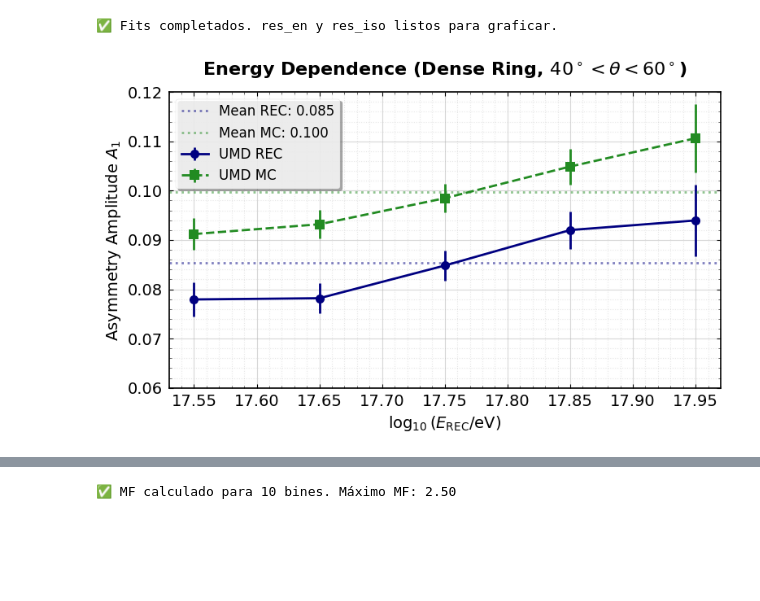
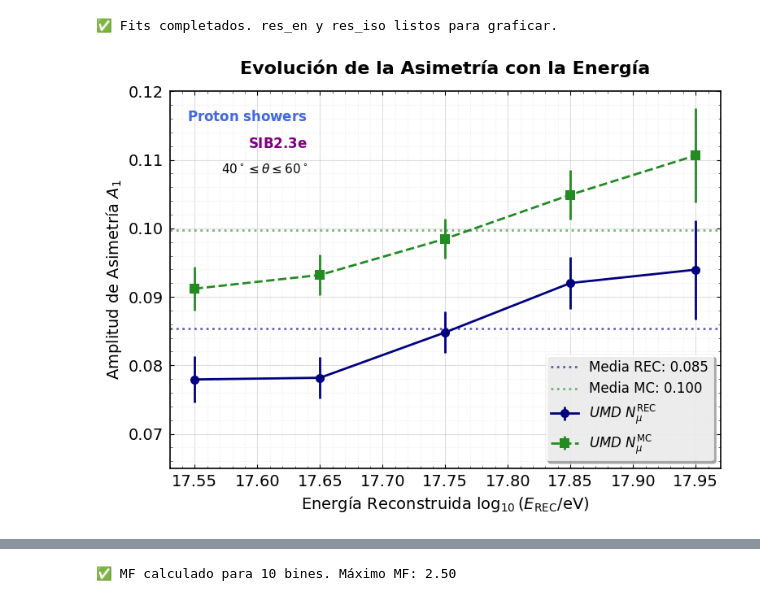
Before and after one commit to Lautaro-Silva/Tesis-de-Licenciatura---ITeDA, a Jupyter notebook: Scripts/Presentacion_Foundations/presentacion_feb_2026_v2.ipynb, the cells around one changed output, grey strips where cells are left out. Drawn from its saved outputs; the diff is of its cells as text; code cells hidden in the pictures; blank space fills up the shorter version.

```diff
--- a/Scripts/Presentacion_Foundations/presentacion_feb_2026_v2.ipynb
+++ b/Scripts/Presentacion_Foundations/presentacion_feb_2026_v2.ipynb
@@ -820,63 +820,81 @@ print("✅ Fits completados. res_en y res_iso listos para graficar.")
 ✅ Fits completados. res_en y res_iso listos para graficar.
 # %%
 # =========================================================================
-# PLOT 1: INVARIANZA DE ENERGÍA (Graficado)
+# PLOT 1: DEPENDENCIA DE ENERGÍA (Estilo Auger)
 # =========================================================================
-fig_e, ax_e = plt.subplots(figsize=(8, 5))
-ax_e.errorbar(e_cents, res_en['rec'], yerr=res_en['rec_err'], fmt='o-', label='UMD REC', color='navy', mfc='navy')
-ax_e.errorbar(e_cents, res_en['mc'], yerr=res_en['mc_err'], fmt='s--', label='UMD MC', color='forestgreen', mfc='forestgreen')
+fig_e, ax_e = plt.subplots(figsize=(8, 6))
+
+# Graficamos los datos
+ax_e.errorbar(e_cents, res_en['rec'], yerr=res_en['rec_err'], fmt='o-',
+              label=r'$UMD\ N_\mu^{\mathrm{REC}}$', color='navy', mfc='navy', lw=2, markersize=8, capsize=4)
+ax_e.errorbar(e_cents, res_en['mc'], yerr=res_en['mc_err'], fmt='s--',
+              label=r'$UMD\ N_\mu^{\mathrm{MC}}$', color='forestgreen', mfc='forestgreen', lw=2, markersize=8, capsize=4)
 
 # Líneas medias para guiar el ojo
 valid_rec = [x for x in res_en['rec'] if not np.isnan(x)]
 valid_mc = [x for x in res_en['mc'] if not np.isnan(x)]
-if valid_rec: ax_e.axhline(np.mean(valid_rec), color='navy', linestyle=':', alpha=0.5, lw=2, label=rf'Mean REC: {np.mean(valid_rec):.3f}')
-if valid_mc: ax_e.axhline(np.mean(valid_mc), color='forestgreen', linestyle=':', alpha=0.5, lw=2, label=rf'Mean MC: {np.mean(valid_mc):.3f}')
+if valid_rec: ax_e.axhline(np.mean(valid_rec), color='navy', linestyle=':', alpha=0.6, lw=2, label=rf'Media REC: {np.mean(valid_rec):.3f}')
+if valid_mc: ax_e.axhline(np.mean(valid_mc), color='forestgreen', linestyle=':', alpha=0.6, lw=2, label=rf'Media MC: {np.mean(valid_mc):.3f}')
 
-ax_e.set_xlabel(r"$\log_{10}(E_{\mathrm{REC}}/\mathrm{eV})$", fontsize=14)
-ax_e.set_ylabel(r"Asymmetry Amplitude $A_1$", fontsize=14)
-ax_e.set_title(r"Energy Dependence (Dense Ring, $40^\circ < \theta < 60^\circ$)", fontsize=16, fontweight='bold', pad=15)
+# Textos y etiquetas
+ax_e.set_xlabel(r"Energía Reconstruida $\log_{10}(E_{\mathrm{REC}}/\mathrm{eV})$", fontsize=14)
+ax_e.set_ylabel(r"Amplitud de Asimetría $A_1$", fontsize=14)
+ax_e.set_title(r"Evolución de la Asimetría con la Energía", fontsize=16, fontweight='bold', pad=15)
 
-# --- LEYENDA ARRIBA A LA IZQUIERDA ---
-ax_e.legend(fontsize=12, loc='upper left')
 
-# AJUSTE DEL EJE Y (Igualamos ambos gráficos)
-ax_e.set_ylim(0.06, 0.12)
+# Anotaciones Físicas (Top Right, flotantes)
+ax_e.text(0.25, 0.95, r"$\mathbf{Proton\ showers}$", transform=ax_e.transAxes, fontsize=12, va='top', ha='right', color='royalblue')
+ax_e.text(0.25, 0.88, r"$\mathbf{SIB2.3e}$", transform=ax_e.transAxes, fontsize=12, va='top', ha='right', color='purple')
+ax_e.text(0.25, 0.81, r"$40^\circ \leq \theta \leq 60^\circ$", transform=ax_e.transAxes, fontsize=11, va='top', ha='right')
 
-ax_e.grid(True, which='major', linestyle='-', alpha=0.5)
-ax_e.grid(True, which='minor', linestyle=':', alpha=0.3)
+# Leyenda y Grillas
+ax_e.legend(fontsize=12, loc='lower right')
+ax_e.set_ylim(0.065, 0.12)
+ax_e.grid(True, which='major', linestyle='-', alpha=0.4)
+ax_e.grid(True, which='minor', linestyle=':', alpha=0.2)
 ax_e.minorticks_on()
+
 plt.tight_layout()
-plt.savefig('DenseRing_Systematics_Energy.jpg', format='jpg', dpi=300, bbox_inches='tight')
+plt.savefig('DenseRing_Systematics_Energy.pdf', format='pdf', dpi=300, bbox_inches='tight')
 plt.show()
 
 # =========================================================================
-# PLOT 2: ISOTROPÍA AZIMUTAL (Graficado)
+# PLOT 2: INVARIANZA AZIMUTAL (Estilo Auger)
 # =========================================================================
-fig_i, ax_i = plt.subplots(figsize=(8, 5))
-ax_i.errorbar(phi_in_cents, res_iso['rec'], yerr=res_iso['rec_err'], fmt='o-', color='navy', mfc='navy', label='UMD REC')
-ax_i.errorbar(phi_in_cents, res_iso['mc'], yerr=res_iso['mc_err'], fmt='s--', color='forestgreen', mfc='forestgreen', label='UMD MC')
+fig_i, ax_i = plt.subplots(figsize=(8, 6))
+
+# Graficamos los datos
+ax_i.errorbar(phi_in_cents, res_iso['rec'], yerr=res_iso['rec_err'], fmt='o-',
+              color='navy', mfc='navy', label=r'$UMD\ N_\mu^{\mathrm{REC}}$', lw=2, markersize=8, capsize=4)
+ax_i.errorbar(phi_in_cents, res_iso['mc'], yerr=res_iso['mc_err'], fmt='s--',
+              color='forestgreen', mfc='forestgreen', label=r'$UMD\ N_\mu^{\mathrm{MC}}$', lw=2, markersize=8, capsize=4)
 
 # Líneas punteadas de las medias
 vr_iso = [x for x in res_iso['rec'] if not np.isnan(x)]
 vm_iso = [x for x in res_iso['mc'] if not np.isnan(x)]
-if vr_iso: ax_i.axhline(np.mean(vr_iso), color='navy', linestyle=':', alpha=0.5, lw=2, label=rf'Media REC: {np.mean(vr_iso):.3f}')
-if vm_iso: ax_i.axhline(np.mean(vm_iso), color='forestgreen', linestyle=':', alpha=0.5, lw=2, label=rf'Media MC: {np.mean(vm_iso):.3f}')
+if vr_iso: ax_i.axhline(np.mean(vr_iso), color='navy', linestyle=':', alpha=0.6, lw=2, label=rf'Media REC: {np.mean(vr_iso):.3f}')
+if vm_iso: ax_i.axhline(np.mean(vm_iso), color='forestgreen', linestyle=':', alpha=0.6, lw=2, label=rf'Media MC: {np.mean(vm_iso):.3f}')
 
+# Textos y etiquetas
 ax_i.set_xlabel(r"$\phi_{shower}$", fontsize=14)
 ax_i.set_ylabel(r"Amplitud de Asimetría $A_1$", fontsize=14)
-ax_i.set_title(r" Invarianza Azimutal (Anilo Denso, $40^\circ < \theta < 60^\circ$)", fontsize=16, fontweight='bold', pad=15)
+ax_i.set_title(r"Invarianza Azimutal de Incidencia", fontsize=16, fontweight='bold', pad=15)
 
-# --- LEYENDA ARRIBA A LA IZQUIERDA ---
-ax_i.legend(fontsize=12, loc='upper left')
+# Anotaciones Físicas (Top Right, flotantes)
+ax_i.text(0.35, 0.98, r"$\mathbf{Proton\ showers}$", transform=ax_i.transAxes, fontsize=12, va='top', ha='right', color='royalblue')
+ax_i.text(0.35, 0.91, r"$\mathbf{SIB2.3e}$", transform=ax_i.transAxes, fontsize=12, va='top', ha='right', color='purple')
+ax_i.text(0.35, 0.84, r"$\log_{10}(E_0/\mathrm{eV}) = 17.5 - 18.0$", transform=ax_i.transAxes, fontsize=11, va='top', ha='right')
+ax_i.text(0.35, 0.77, r"$40^\circ \leq \theta \leq 60^\circ$", transform=ax_i.transAxes, fontsize=11, va='top', ha='right')
 
-# AJUSTE DEL EJE Y (Igualamos ambos gráficos)
-ax_i.set_ylim(0.06, 0.12)
+# Leyenda y Grillas
+ax_i.legend(fontsize=12, loc='lower right')
+ax_i.set_ylim(0.055, 0.11)
+ax_i.grid(True, which='major', linestyle='-', alpha=0.4)
+ax_i.grid(True, which='minor', linestyle=':', alpha=0.2)
+ax_i.minorticks_on()
 
-ax_i.grid(True, which='major', linestyle='-', alpha=0.5)
-ax_i.grid(True, which='minor', linestyle=':', alpha=0.3)
-ax_i.minorticks_on()
 plt.tight_layout()
-plt.savefig('DenseRing_Systematics_Isotropy.pdf', dpi=300, bbox_inches='tight')
+plt.savefig('DenseRing_Systematics_Isotropy.pdf', format='pdf', dpi=300, bbox_inches='tight')
 plt.show()
 # %% [output]
-[figure, old version]
+[figure, new version]
```
Also changed, not shown: parts of 2 cells of this notebook, 22 other files.
